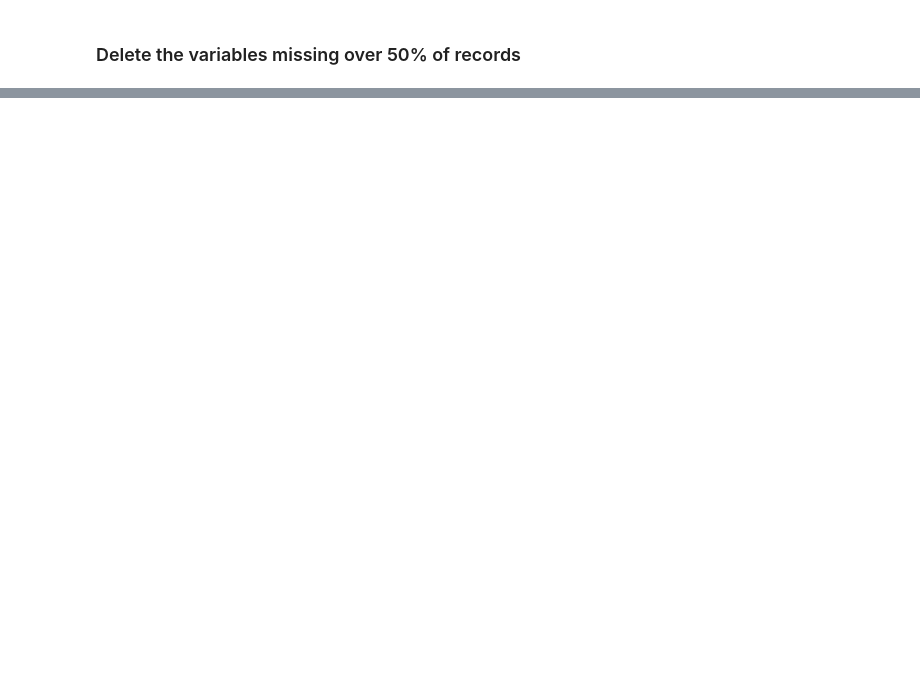
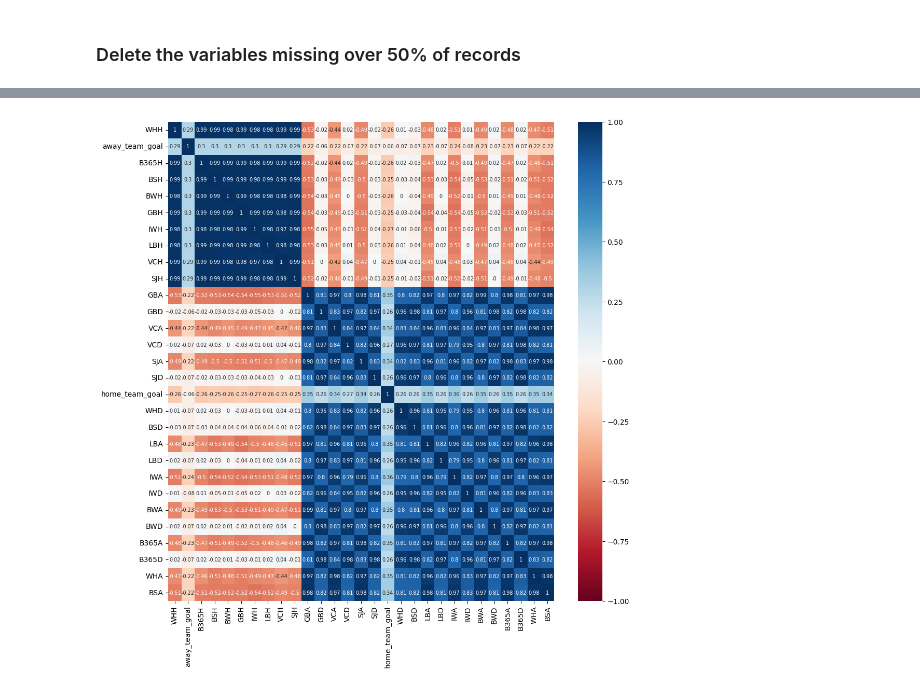
Before and after one commit to Dyouvrean/Football-match-prediction, a Jupyter notebook: Project.ipynb, the cells around one changed output, grey strips where cells are left out. Cells and saved outputs as stored; diff of their text form; code cells hidden in the pictures; blank space fills up the shorter version.

```diff
--- a/Project.ipynb
+++ b/Project.ipynb
@@ -141,0 +334,20 @@ _= sns.pairplot(Match, diag_kind="hist")
+# %%
+plt.figure(figsize = (12, 12))
+threshold = 0.8
+labels = fcluster(Z, threshold, criterion='distance')
+
+labels_order = np.argsort(labels)
+
+# Build a new dataframe with the sorted columns
+for idx, i in enumerate(Match_no_player.columns[labels_order]):
+    if idx == 0:
+        clustered = pd.DataFrame(Match_no_player[i])
+    else:
+        df_to_append = pd.DataFrame(Match_no_player[i])
+        clustered = pd.concat([clustered, df_to_append], axis=1)
+
+correlations = clustered.corr()
+sns.heatmap(round(correlations,2), cmap='RdBu', annot=True,
+            annot_kws={"size": 7}, vmin=-1, vmax=1);
+# %% [output]
+[figure, added]
```
Also changed, not shown: parts of 112 cells of this notebook.
